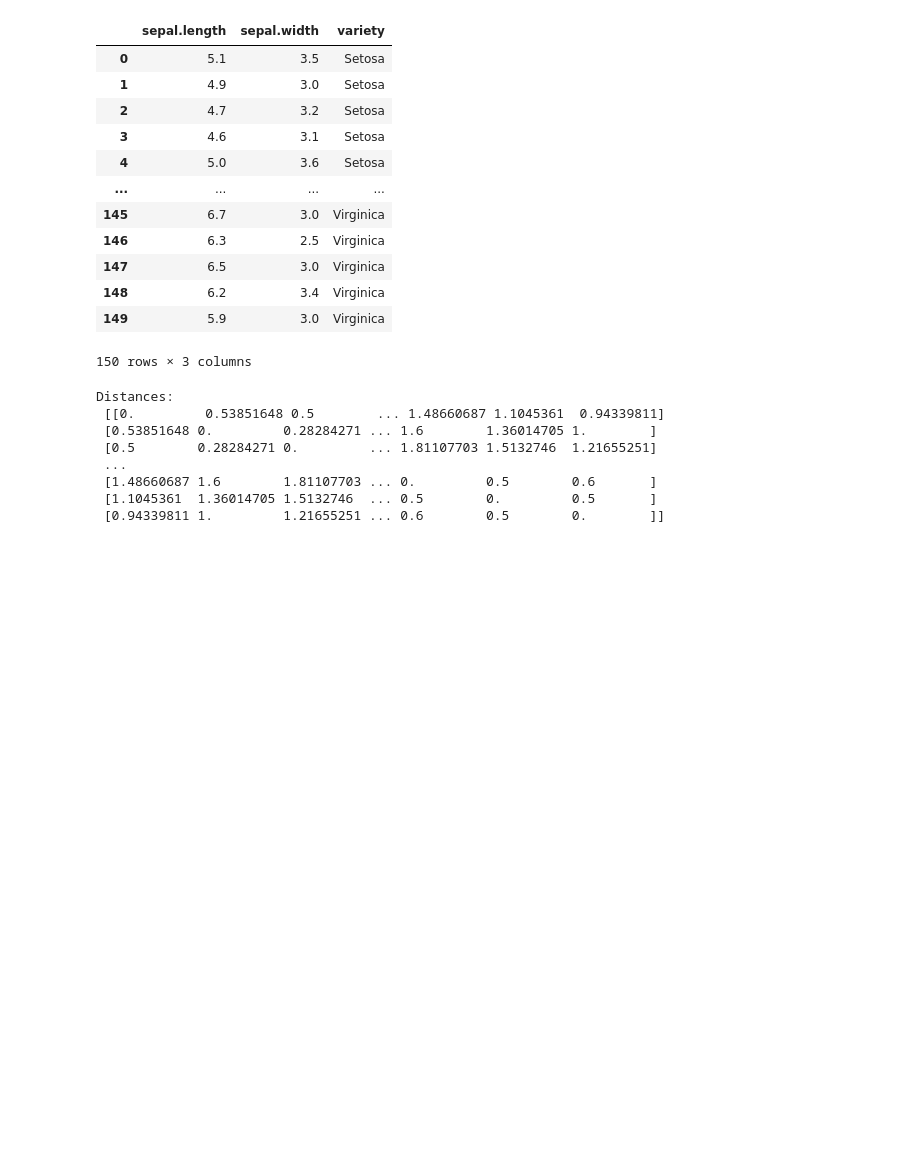
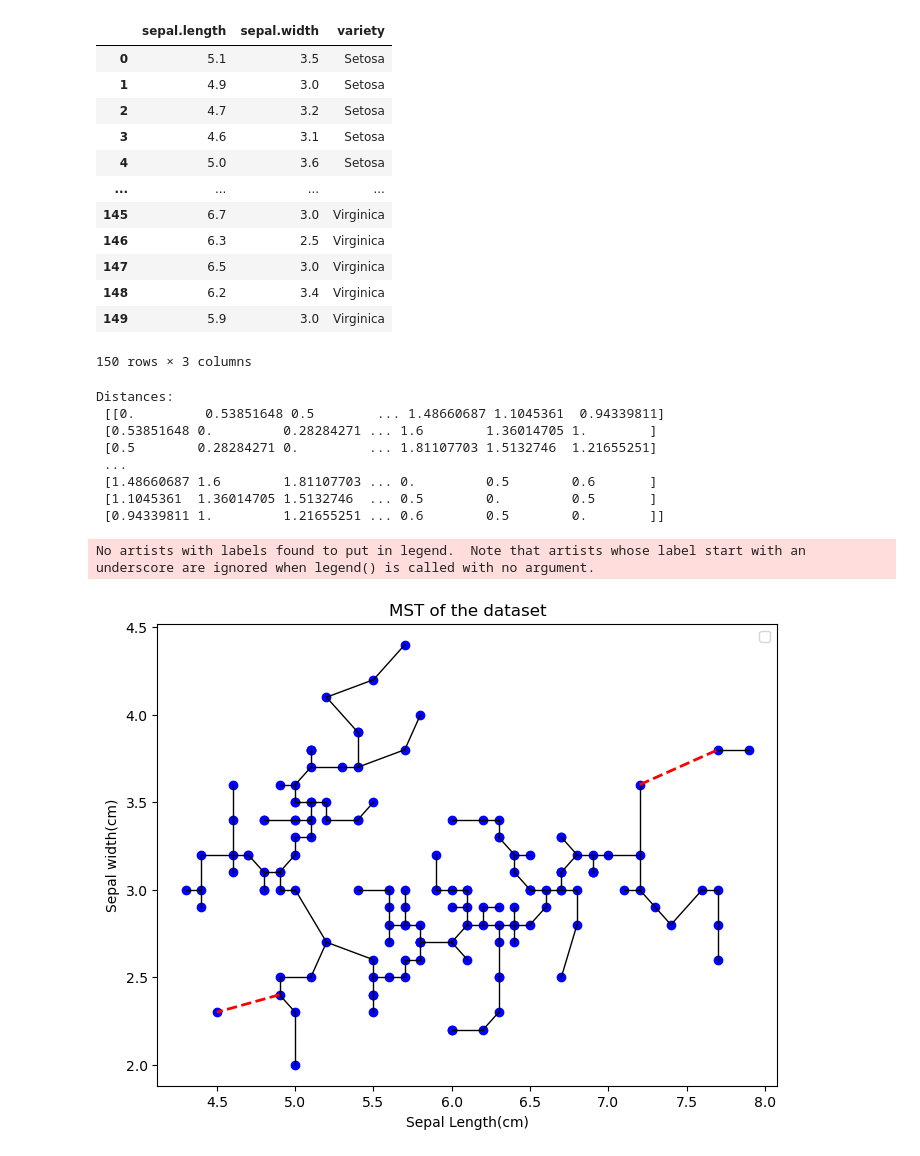
Before and after one commit to Ashrithiiitdm/PRML, a Jupyter notebook: Lab5/cs22b2025_LAB5_Q1.ipynb, the cells around one changed output. Saved outputs shown, nothing was run; the diff lists cells and outputs as text; code cells hidden in the pictures; blank space fills up the shorter version.

```diff
--- a/Lab5/cs22b2025_LAB5_Q1.ipynb
+++ b/Lab5/cs22b2025_LAB5_Q1.ipynb
@@ -85,5 +85,3 @@ Distances:
  [1.48660687 1.6        1.81107703 ... 0.         0.5        0.6       ]
  [1.1045361  1.36014705 1.5132746  ... 0.5        0.         0.5       ]
  [0.94339811 1.         1.21655251 ... 0.6        0.5        0.        ]]
-# %%
-def mst():
@@ -89,0 +117,41 @@ def mst():
+# %%
+def create_clusters(mst_edges, df):
+    #Sort the edges
+    mst_edges = sorted(mst_edges, key = lambda x: x[2], reverse = True)
+
+    #Remove two longest edges
+    long_edges = mst_edges[:2]
+    mst_edges = mst_edges[2:]
+
+    #Plot
+    plt.figure(figsize = (8, 6))
+
+    #Plotting all points
+    plt.scatter(df.iloc[:, 0], df.iloc[:, -1], color = 'blue')
+
+    #Plot the edges in MST
+    for u, v, w in mst_edges:
+        u1 = df.iloc[u]
+        v1 = df.iloc[v]
+        #Black solid lines for normal edges.
+        plt.plot([u1[0], v1[0]], [u1[1], v1[1]], 'k-', lw = 1)
+
+    #Plot longest edges using other color
+    for u, v, w in long_edges:
+        u1 = df.iloc[u]
+        v1 = df.iloc[v]
+        #Red - dotted lines for removed ones.
+        plt.plot([u1[0], v1[0]], [u1[1], v1[1]], 'r--', lw = 2)
+
+    plt.title("MST of the dataset")
+    plt.xlabel("Sepal Length(cm)")
+    plt.ylabel("Sepal width(cm)")
+    plt.legend()
+    plt.show()
+# %%
+n = temp_df.shape[0]
+mst_edges = mst(distance_matrix, n)
+create_clusters(mst_edges, temp_df)
+# %% [output]
+No artists with labels found to put in legend.  Note that artists whose label start with an underscore are ignored when legend() is called with no argument.
+[figure, added]
```
Also changed, not shown: parts of 1 cell of this notebook, 1 other file.
